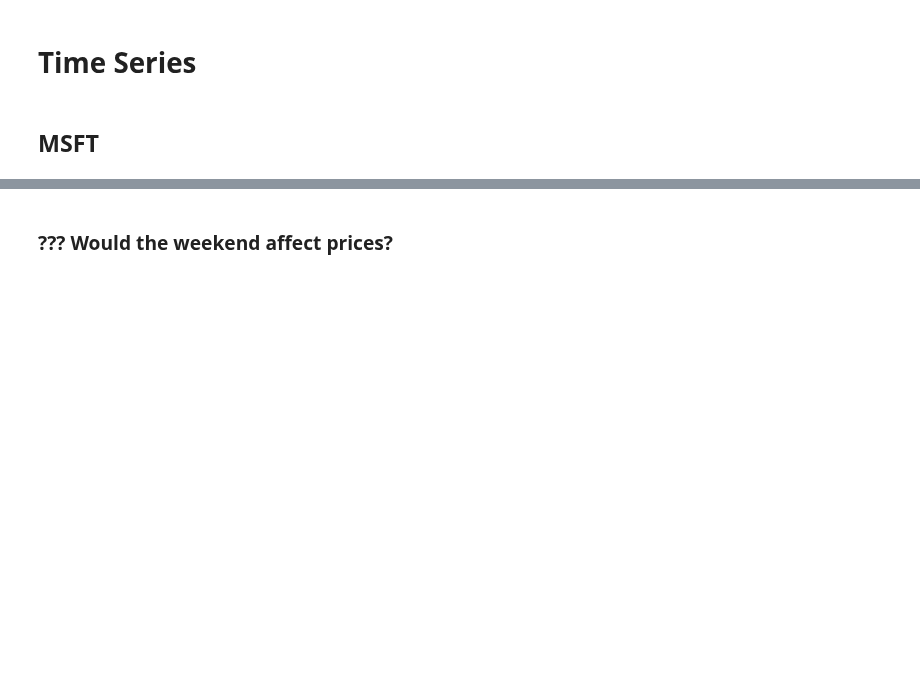
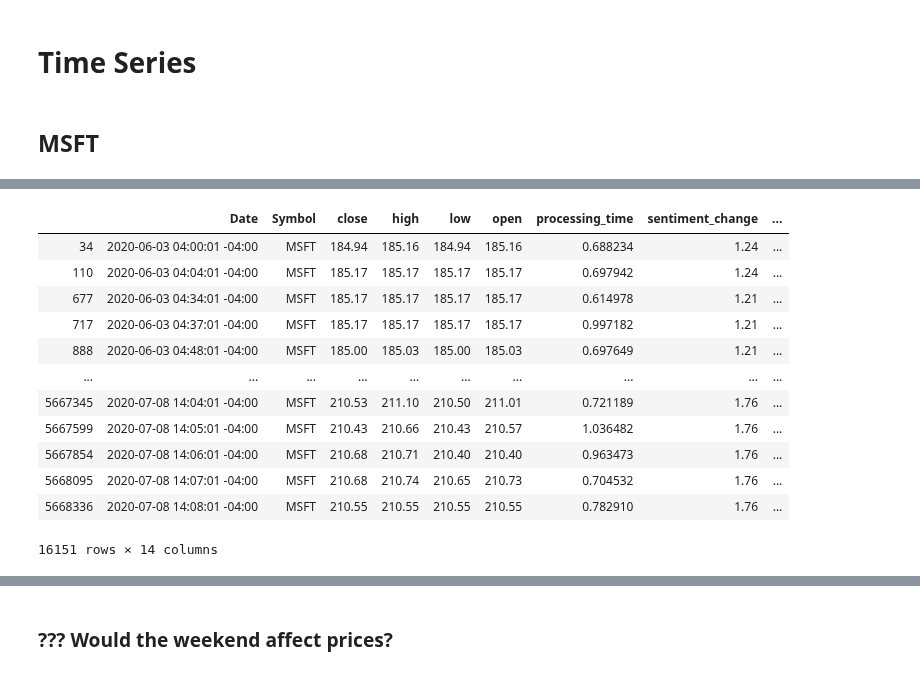
Before and after one commit to jcanque777/stock_market_data_prediction, a Jupyter notebook: test_models.ipynb, the cells around one changed output, grey strips where cells are left out. Saved outputs shown, nothing was run; the diff lists cells and outputs as text; code cells hidden in the pictures; blank space fills up the shorter version.

```diff
--- a/test_models.ipynb
+++ b/test_models.ipynb
@@ -2038,2 +2041,4 @@ msft_ts.head()
+# %%
+msft_df = deepcopy(df[df['st_id']==2735])
 # %%
-msft_ts_cols = list(msft_ts.columns.difference(['_id', 'frequency', 'watchlist_member', 'title', 'st_id', 'exchange', 'sector', 'industry',  'logo_url', 'trending', 'vwap','symbol']))
+msft_df_cols = list(msft_df.columns.difference(['_id', 'frequency', 'watchlist_member', 'title', 'st_id', 'exchange', 'sector', 'industry',  'logo_url', 'trending', 'vwap','symbol']))
@@ -2059 +2062,19 @@ msft_ts = msft_ts[msft_ts_cols]
+# %%
+msft_df = msft_df[msft_df_cols]
+# %%
+msft_df
+# %% [output]
+|  | Date | Symbol | close | high | low | open | processing_time | sentiment_change | ... |
+| 34 | 2020-06-03 04:00:01 -04:00 | MSFT | 184.94 | 185.16 | 184.94 | 185.16 | 0.688234 | 1.24 | ... |
+| 110 | 2020-06-03 04:04:01 -04:00 | MSFT | 185.17 | 185.17 | 185.17 | 185.17 | 0.697942 | 1.24 | ... |
+| 677 | 2020-06-03 04:34:01 -04:00 | MSFT | 185.17 | 185.17 | 185.17 | 185.17 | 0.614978 | 1.21 | ... |
+| 717 | 2020-06-03 04:37:01 -04:00 | MSFT | 185.17 | 185.17 | 185.17 | 185.17 | 0.997182 | 1.21 | ... |
+| 888 | 2020-06-03 04:48:01 -04:00 | MSFT | 185.00 | 185.03 | 185.00 | 185.03 | 0.697649 | 1.21 | ... |
+| ... | ... | ... | ... | ... | ... | ... | ... | ... | ... |
+| 5667345 | 2020-07-08 14:04:01 -04:00 | MSFT | 210.53 | 211.10 | 210.50 | 211.01 | 0.721189 | 1.76 | ... |
+| 5667599 | 2020-07-08 14:05:01 -04:00 | MSFT | 210.43 | 210.66 | 210.43 | 210.57 | 1.036482 | 1.76 | ... |
+| 5667854 | 2020-07-08 14:06:01 -04:00 | MSFT | 210.68 | 210.71 | 210.40 | 210.40 | 0.963473 | 1.76 | ... |
+| 5668095 | 2020-07-08 14:07:01 -04:00 | MSFT | 210.68 | 210.74 | 210.65 | 210.73 | 0.704532 | 1.76 | ... |
+| 5668336 | 2020-07-08 14:08:01 -04:00 | MSFT | 210.55 | 210.55 | 210.55 | 210.55 | 0.782910 | 1.76 | ... |
+16151 rows × 14 columns
 # %%
```
Also changed, not shown: parts of 23 cells of this notebook.
